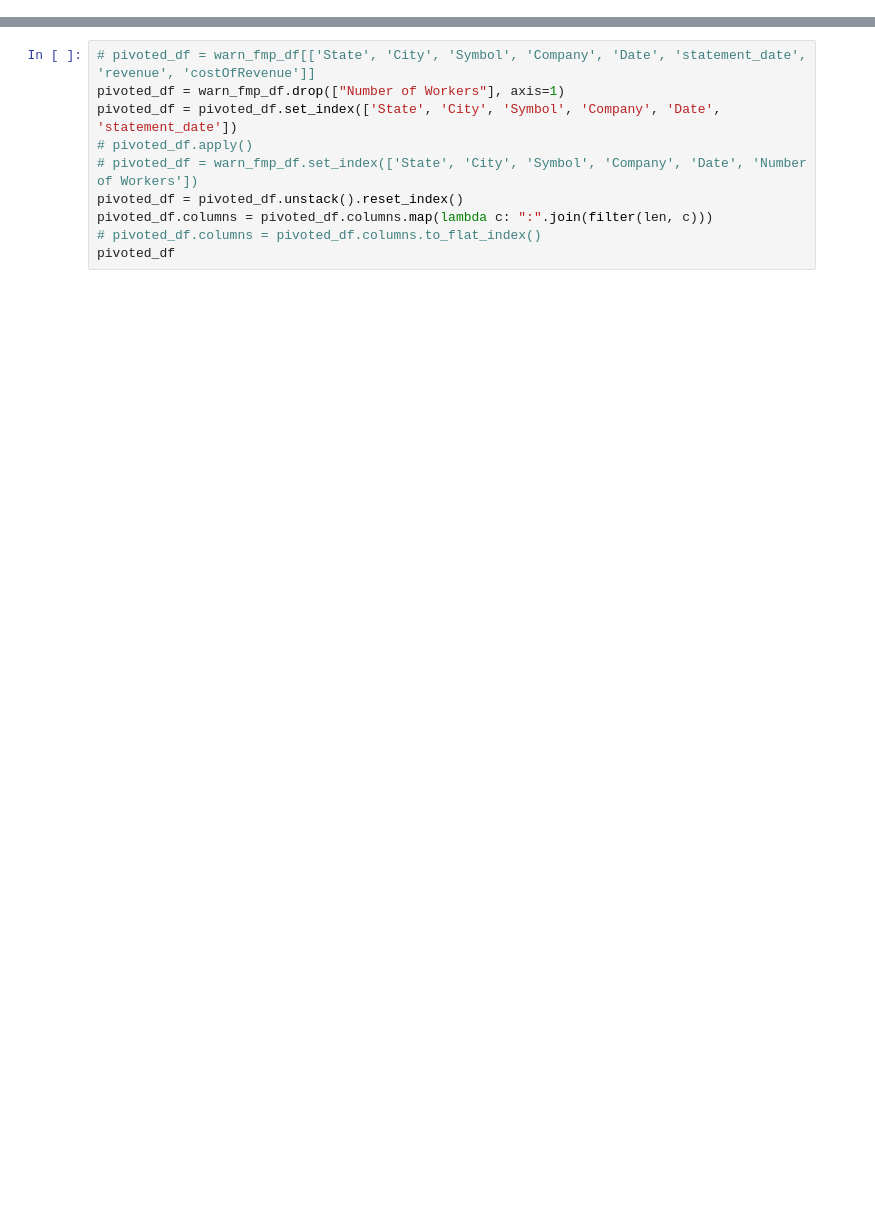
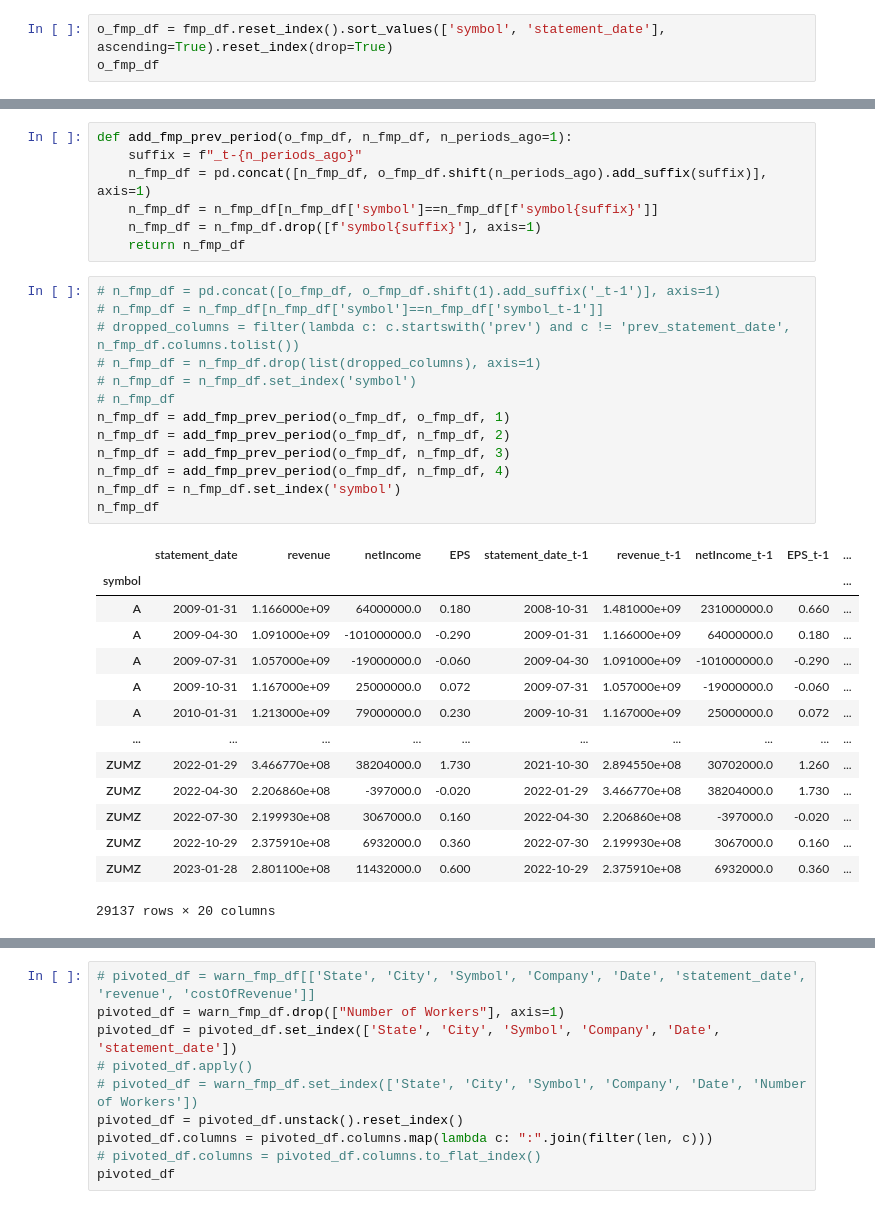
Before and after one commit to fatbuddy/layoffs-decoded, a Jupyter notebook: analysis/q2_train_data.ipynb, the cells around one changed output, grey strips where cells are left out. Cells and saved outputs as stored; diff of their text form; blank space fills up the shorter version.

```diff
--- a/analysis/q2_train_data.ipynb
+++ b/analysis/q2_train_data.ipynb
@@ -121,0 +102,3 @@ fmp_df.head(10)
+# %%
+o_fmp_df = fmp_df.reset_index().sort_values(['symbol', 'statement_date'], ascending=True).reset_index(drop=True)
+o_fmp_df
@@ -121,0 +119,35 @@ fmp_df.head(10)
+# %%
+def add_fmp_prev_period(o_fmp_df, n_fmp_df, n_periods_ago=1):
+    suffix = f"_t-{n_periods_ago}"
+    n_fmp_df = pd.concat([n_fmp_df, o_fmp_df.shift(n_periods_ago).add_suffix(suffix)], axis=1)
+    n_fmp_df = n_fmp_df[n_fmp_df['symbol']==n_fmp_df[f'symbol{suffix}']]
+    n_fmp_df = n_fmp_df.drop([f'symbol{suffix}'], axis=1)
+    return n_fmp_df
+# %%
+# n_fmp_df = pd.concat([o_fmp_df, o_fmp_df.shift(1).add_suffix('_t-1')], axis=1)
+# n_fmp_df = n_fmp_df[n_fmp_df['symbol']==n_fmp_df['symbol_t-1']]
+# dropped_columns = filter(lambda c: c.startswith('prev') and c != 'prev_statement_date', n_fmp_df.columns.tolist())
+# n_fmp_df = n_fmp_df.drop(list(dropped_columns), axis=1)
+# n_fmp_df = n_fmp_df.set_index('symbol')
+# n_fmp_df
+n_fmp_df = add_fmp_prev_period(o_fmp_df, o_fmp_df, 1)
+n_fmp_df = add_fmp_prev_period(o_fmp_df, n_fmp_df, 2)
+n_fmp_df = add_fmp_prev_period(o_fmp_df, n_fmp_df, 3)
+n_fmp_df = add_fmp_prev_period(o_fmp_df, n_fmp_df, 4)
+n_fmp_df = n_fmp_df.set_index('symbol')
+n_fmp_df
+# %% [output]
+|  | statement_date | revenue | netIncome | EPS | statement_date_t-1 | revenue_t-1 | netIncome_t-1 | EPS_t-1 | ... |
+| symbol |  |  |  |  |  |  |  |  | ... |
+| A | 2009-01-31 | 1.166000e+09 | 64000000.0 | 0.180 | 2008-10-31 | 1.481000e+09 | 231000000.0 | 0.660 | ... |
+| A | 2009-04-30 | 1.091000e+09 | -101000000.0 | -0.290 | 2009-01-31 | 1.166000e+09 | 64000000.0 | 0.180 | ... |
+| A | 2009-07-31 | 1.057000e+09 | -19000000.0 | -0.060 | 2009-04-30 | 1.091000e+09 | -101000000.0 | -0.290 | ... |
+| A | 2009-10-31 | 1.167000e+09 | 25000000.0 | 0.072 | 2009-07-31 | 1.057000e+09 | -19000000.0 | -0.060 | ... |
+| A | 2010-01-31 | 1.213000e+09 | 79000000.0 | 0.230 | 2009-10-31 | 1.167000e+09 | 25000000.0 | 0.072 | ... |
+| ... | ... | ... | ... | ... | ... | ... | ... | ... | ... |
+| ZUMZ | 2022-01-29 | 3.466770e+08 | 38204000.0 | 1.730 | 2021-10-30 | 2.894550e+08 | 30702000.0 | 1.260 | ... |
+| ZUMZ | 2022-04-30 | 2.206860e+08 | -397000.0 | -0.020 | 2022-01-29 | 3.466770e+08 | 38204000.0 | 1.730 | ... |
+| ZUMZ | 2022-07-30 | 2.199930e+08 | 3067000.0 | 0.160 | 2022-04-30 | 2.206860e+08 | -397000.0 | -0.020 | ... |
+| ZUMZ | 2022-10-29 | 2.375910e+08 | 6932000.0 | 0.360 | 2022-07-30 | 2.199930e+08 | 3067000.0 | 0.160 | ... |
+| ZUMZ | 2023-01-28 | 2.801100e+08 | 11432000.0 | 0.600 | 2022-10-29 | 2.375910e+08 | 6932000.0 | 0.360 | ... |
+29137 rows × 20 columns
```
Also changed, not shown: parts of 12 cells of this notebook.
